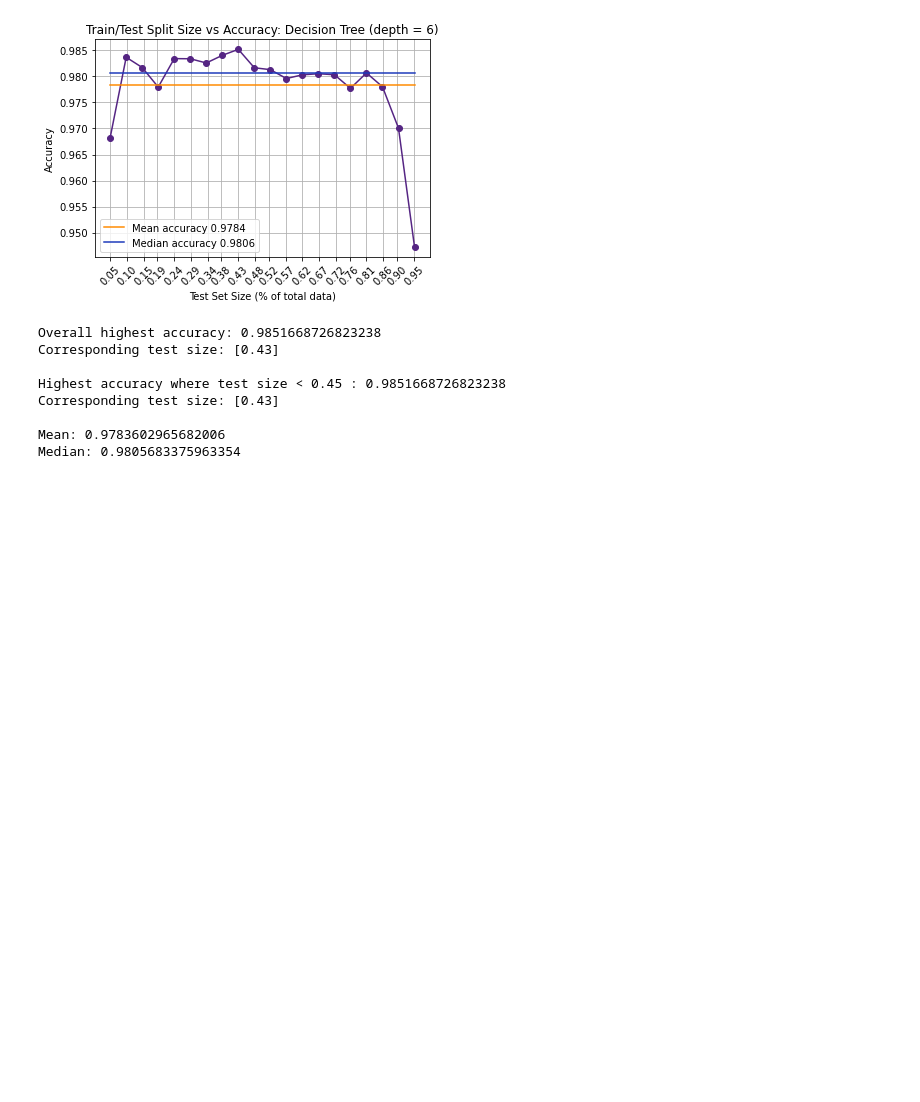
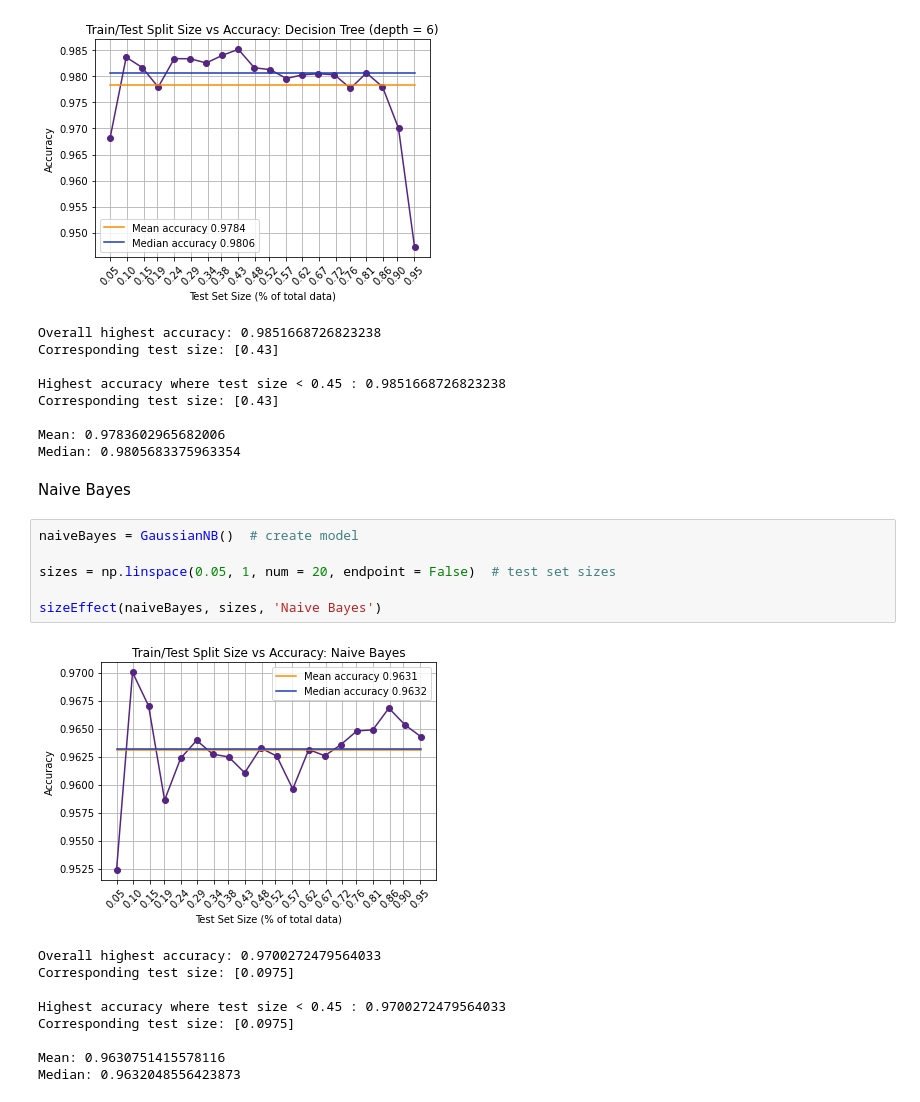
Before and after one commit to jerryadamsfranklin/brain-tumour-detection, a Jupyter notebook: trainTestSizeEffect.ipynb, the cells around one changed output. Cells and saved outputs as stored; diff of their text form; blank space fills up the shorter version.

Commit message:
added naive bayes

```diff
--- a/trainTestSizeEffect.ipynb
+++ b/trainTestSizeEffect.ipynb
@@ -160,3 +161,21 @@ Corresponding test size: [0.43]
 
 Mean: 0.9783602965682006
 Median: 0.9805683375963354
+# %% [markdown]
+Naive Bayes
+# %%
+naiveBayes = GaussianNB()  # create model
+
+sizes = np.linspace(0.05, 1, num = 20, endpoint = False)  # test set sizes
+
+sizeEffect(naiveBayes, sizes, 'Naive Bayes')
+# %% [output]
+[figure, added]
+Overall highest accuracy: 0.9700272479564033
+Corresponding test size: [0.0975]
+
+Highest accuracy where test size < 0.45 : 0.9700272479564033
+Corresponding test size: [0.0975]
+
+Mean: 0.9630751415578116
+Median: 0.9632048556423873
```
Also changed, not shown: parts of 1 cell of this notebook.
